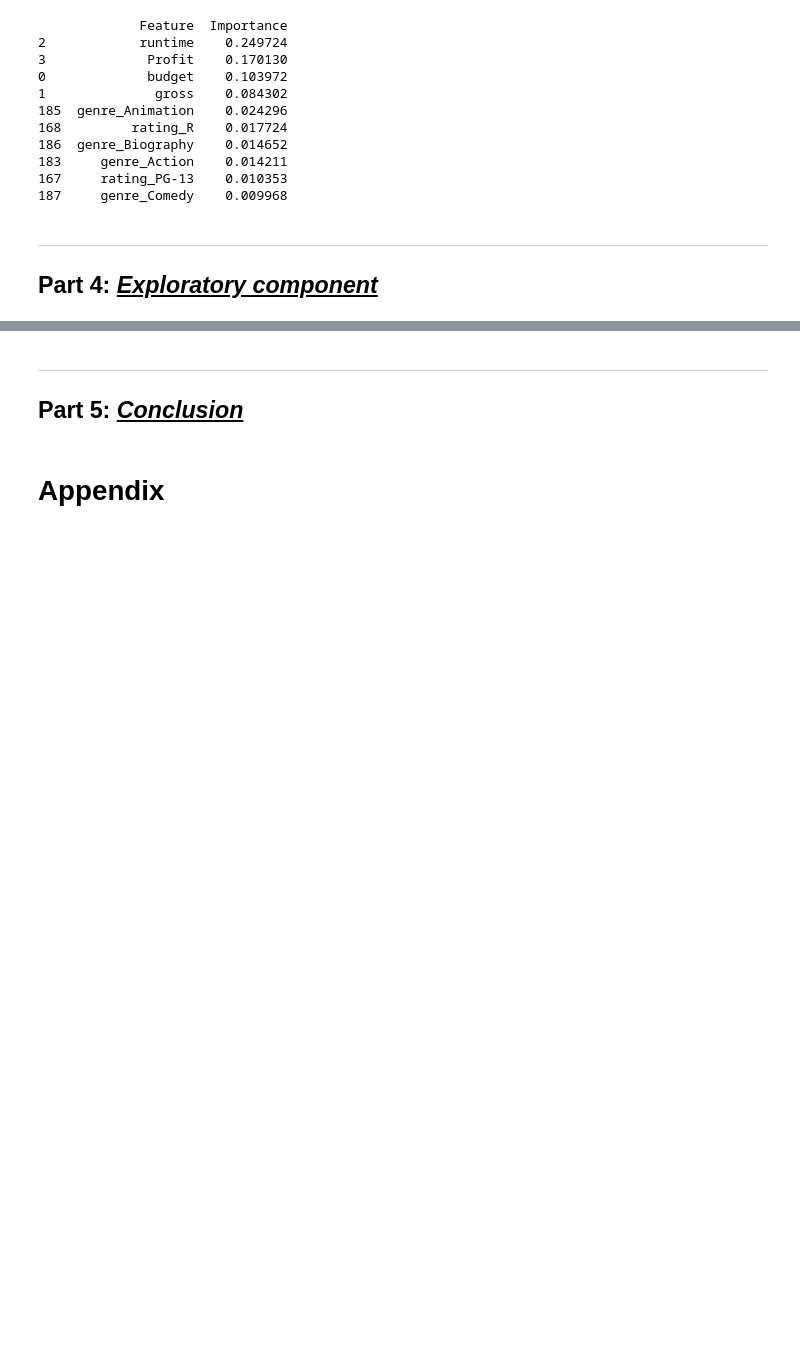
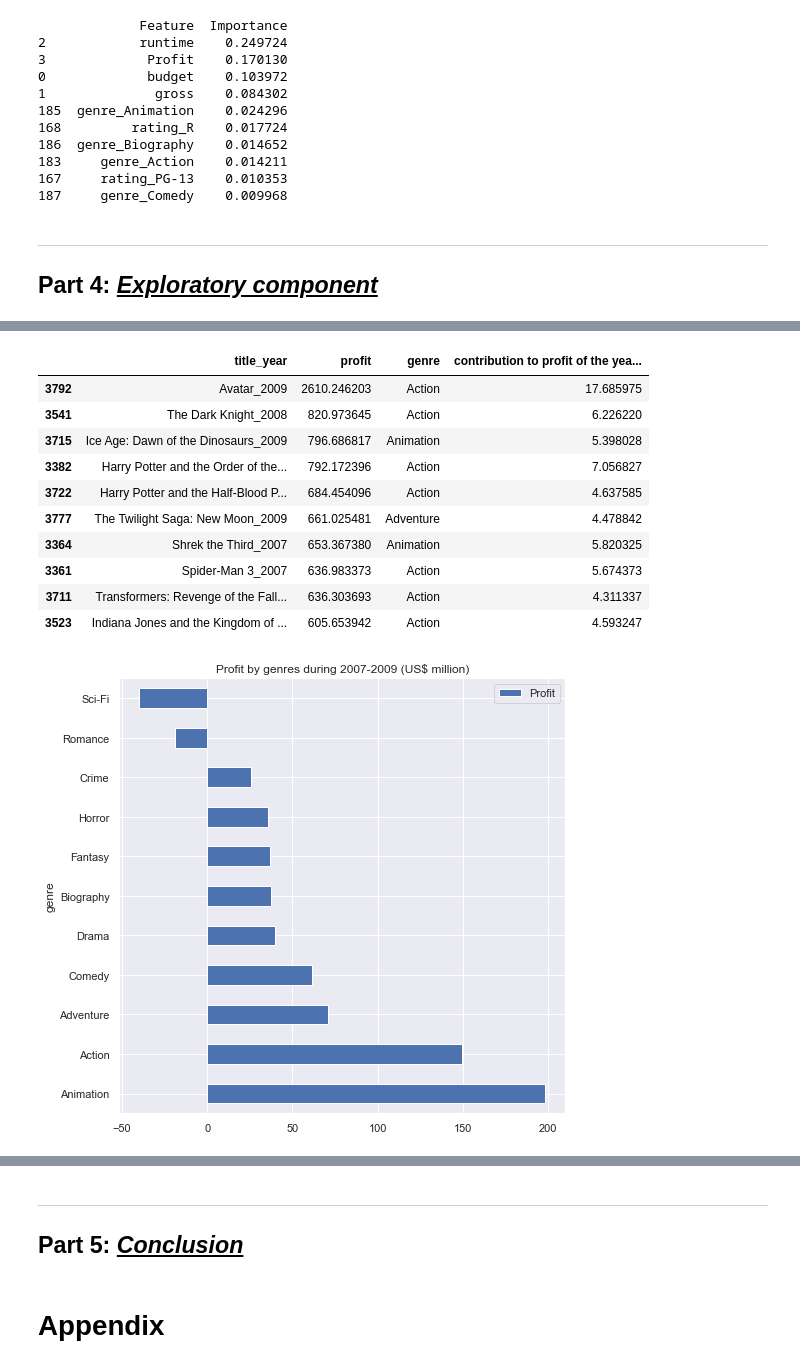
Before and after one commit to hanlululu/42577-BA-project-, a Jupyter notebook: Project_imbd-1.ipynb, the cells around one changed output, grey strips where cells are left out. Drawn from its saved outputs; the diff is of its cells as text; code cells hidden in the pictures; blank space fills up the shorter version.

```diff
--- a/Project_imbd-1.ipynb
+++ b/Project_imbd-1.ipynb
@@ -499,0 +531,15 @@ Mean cross-validated RMSE: 1.06
+# %%
+profit_spike(df_movies)
+# %% [output]
+|  | title_year | profit | genre | contribution to profit of the yea... |
+| 3792 | Avatar_2009 | 2610.246203 | Action | 17.685975 |
+| 3541 | The Dark Knight_2008 | 820.973645 | Action | 6.226220 |
+| 3715 | Ice Age: Dawn of the Dinosaurs_2009 | 796.686817 | Animation | 5.398028 |
+| 3382 | Harry Potter and the Order of the... | 792.172396 | Action | 7.056827 |
+| 3722 | Harry Potter and the Half-Blood P... | 684.454096 | Action | 4.637585 |
+| 3777 | The Twilight Saga: New Moon_2009 | 661.025481 | Adventure | 4.478842 |
+| 3364 | Shrek the Third_2007 | 653.367380 | Animation | 5.820325 |
+| 3361 | Spider-Man 3_2007 | 636.983373 | Action | 5.674373 |
+| 3711 | Transformers: Revenge of the Fall... | 636.303693 | Action | 4.311337 |
+| 3523 | Indiana Jones and the Kingdom of ... | 605.653942 | Action | 4.593247 |
+[figure, added]
```
Also changed, not shown: parts of 21 cells of this notebook, 2 other files.
